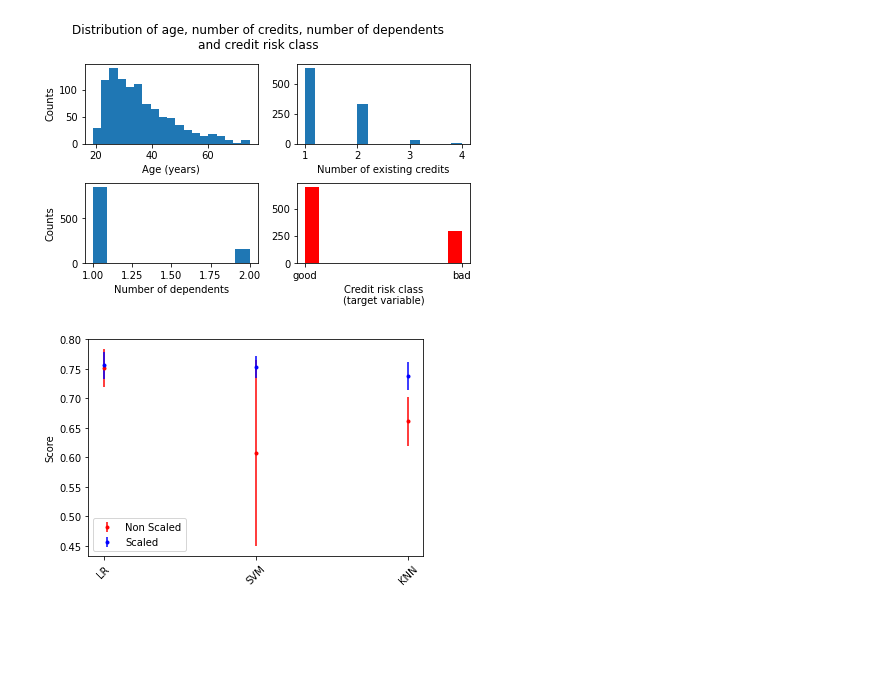
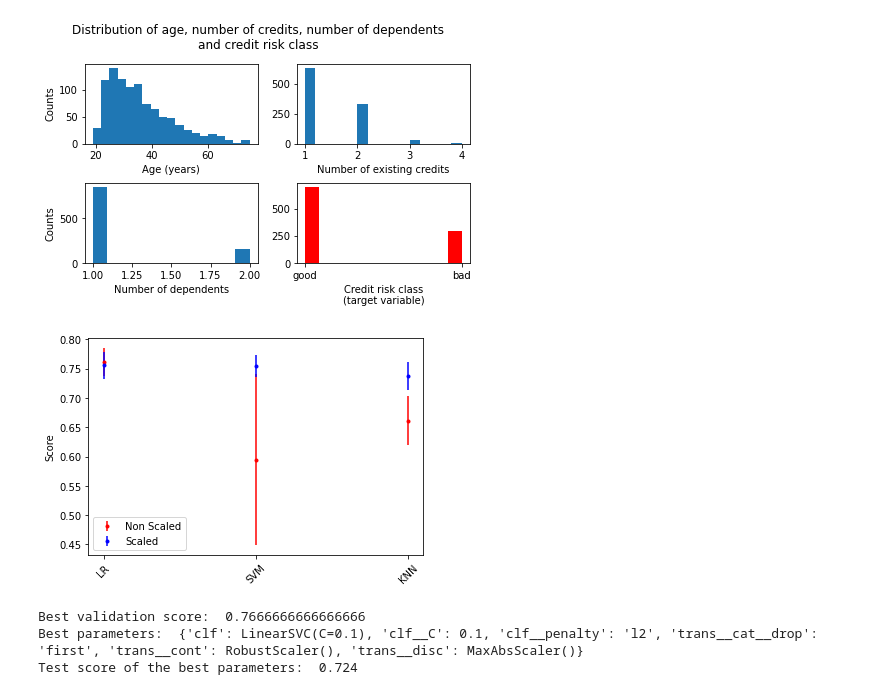
Before and after one commit to ungaroluis/applied-ml-2020, a Jupyter notebook: hw2/part1.ipynb, the cells around one changed output. Saved outputs shown, nothing was run; the diff lists cells and outputs as text; code cells hidden in the pictures; blank space fills up the shorter version.

```diff
--- a/hw2/part1.ipynb
+++ b/hw2/part1.ipynb
@@ -21,7 +23,7 @@ pd.set_option('display.max_columns', None)
 # %%
 # Data reading
 
-data = pd.read_csv('dataset_31_credit-g.csv')
+data = ds.fetch_openml('credit-g', as_frame=True).frame
 
 data.sample(10)
 # %% [output]
@@ -105,40 +107,73 @@ non_scaled_scores['LR'] = get_score_no_pipe(LogisticRegression())
 non_scaled_scores['SVM'] = get_score_no_pipe(LinearSVC())
 non_scaled_scores['KNN'] = get_score_no_pipe(KNeighborsClassifier())
 
-# Creating column transformers and fitting with pipelines
-col_transformer = make_column_transformer((RobustScaler(), ['duration', 'credit_amount', 'age']),
-                                          (MinMaxScaler(), ['installment_commitment', 'residence_since',
-                                                            'existing_credits', 'num_dependents']),
-                                          (OneHotEncoder(), cat_cols))
+# Creating column transformer and fitting with pipelines
+col_trans = ColumnTransformer([
+    ('cont', RobustScaler(), ['duration', 'credit_amount', 'age']),
+    ('disc', MinMaxScaler(), ['installment_commitment', 'residence_since', 'existing_credits', 'num_dependents']),
+    ('cat', OneHotEncoder(), cat_cols)
+])
 
-get_score_pipe = lambda model: cross_val_score(make_pipeline(col_transformer, model), X_train_val, y_train_val)
+get_score_pipe = lambda model: cross_val_score(make_pipeline(col_trans, model), X_train_val, y_train_val)
 
 scaled_scores = dict()
 
 scaled_scores['LR'] = get_score_pipe(LogisticRegression())
 scaled_scores['SVM'] = get_score_pipe(LinearSVC())
 scaled_scores['KNN'] = get_score_pipe(KNeighborsClassifier())
 
 # Plotting mean and std of the scores (instead of box plot because we only have 5 samples)
 ax = plt.subplot()
 
 ax.set_ylabel('Score')
 
 ax.set_xticklabels(non_scaled_scores.keys(), rotation=45)
 ax.set_xticks(range(len(non_scaled_scores)))
 
 ax.errorbar(range(len(non_scaled_scores)),
             np.mean(list(non_scaled_scores.values()), axis=1),
             np.std(list(non_scaled_scores.values()), axis=1),
             linestyle='None', marker='.', color='r', label='Non Scaled')
 
 ax.errorbar(range(len(scaled_scores)),
             np.mean(list(scaled_scores.values()), axis=1),
             np.std(list(scaled_scores.values()), axis=1),
             linestyle='None', marker='.', color='b', label='Scaled')
 
 ax.legend()
 
 plt.show()
 # %% [output]
-[figure, old version]
+[figure, new version]
+# %%
+# Create Pipeline and parameter grid
+pipe = Pipeline([
+    ('trans', col_trans),
+    ('clf', LogisticRegression())
+])
+
+col_trans_params = {
+    'trans__cont': [StandardScaler(), RobustScaler(), QuantileTransformer(output_distribution='normal')],
+    'trans__disc': [MinMaxScaler(), MaxAbsScaler()],
+    'trans__cat__drop': [None, 'first']}
+
+param_grid = [
+    {**col_trans_params,
+     'clf': [LogisticRegression(), LinearSVC()],
+     'clf__C': 10 ** np.arange(-2, 4, dtype=float),
+     'clf__penalty': [None, 'l1', 'l2']},
+    {**col_trans_params,
+     'clf': [KNeighborsClassifier()],
+     'clf__n_neighbors': np.arange(1, 10),
+     'clf__weights': ['uniform', 'distance']}
+]
+
+# Perform grid search
+grid = GridSearchCV(pipe, param_grid)
+grid.fit(X_train_val, y_train_val)
+
+print('Best validation score: ', grid.best_score_, '\nBest parameters: ', grid.best_params_, '\nTest score of the best parameters: ', grid.score(X_test, y_test))
+# %% [output]
+Best validation score:  0.7666666666666666
+Best parameters:  {'clf': LinearSVC(C=0.1), 'clf__C': 0.1, 'clf__penalty': 'l2', 'trans__cat__drop': 'first', 'trans__cont': RobustScaler(), 'trans__disc': MaxAbsScaler()}
+Test score of the best parameters:  0.724
```
Also changed, not shown: parts of 2 cells of this notebook, 1 other file.
